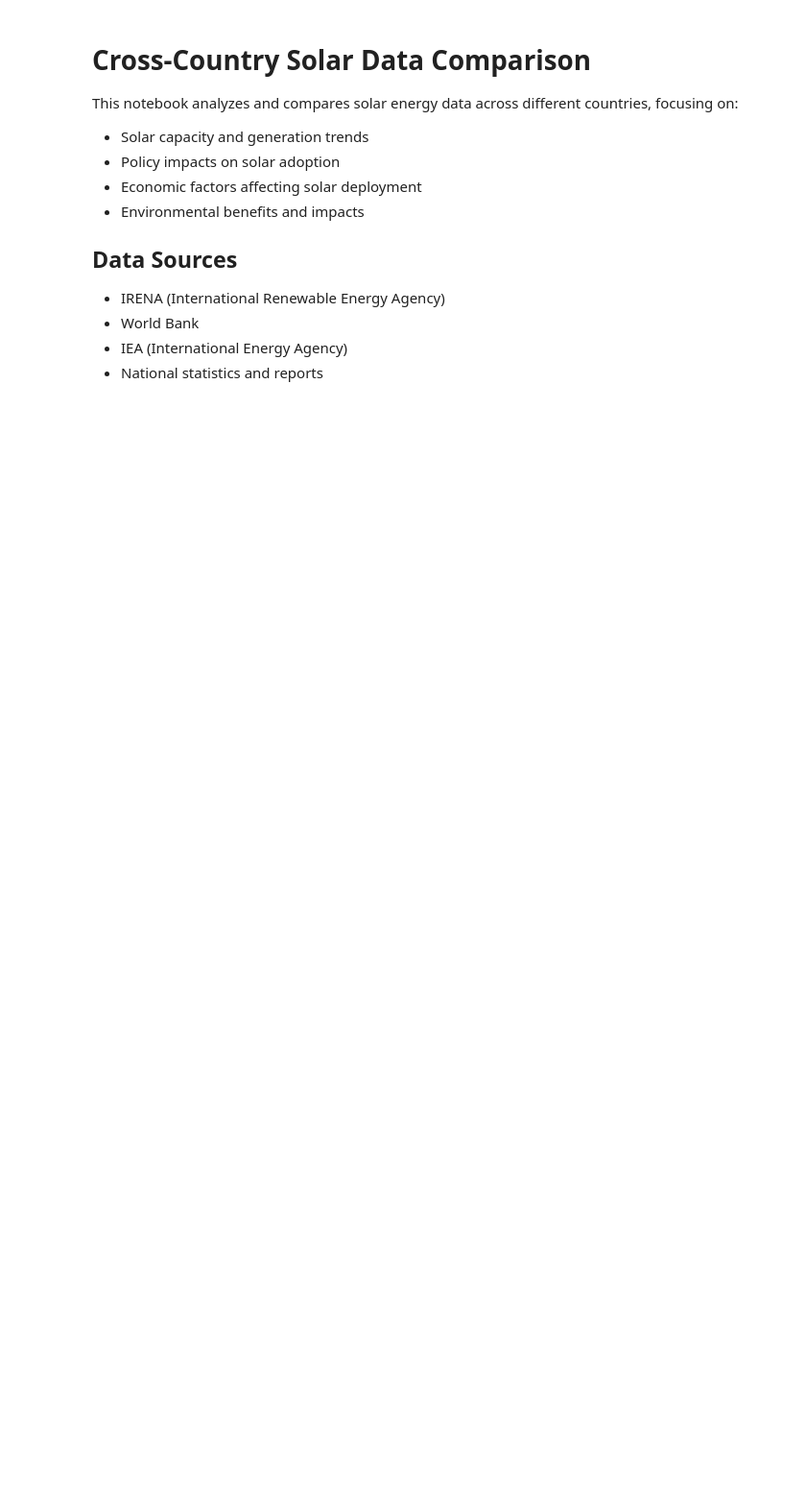
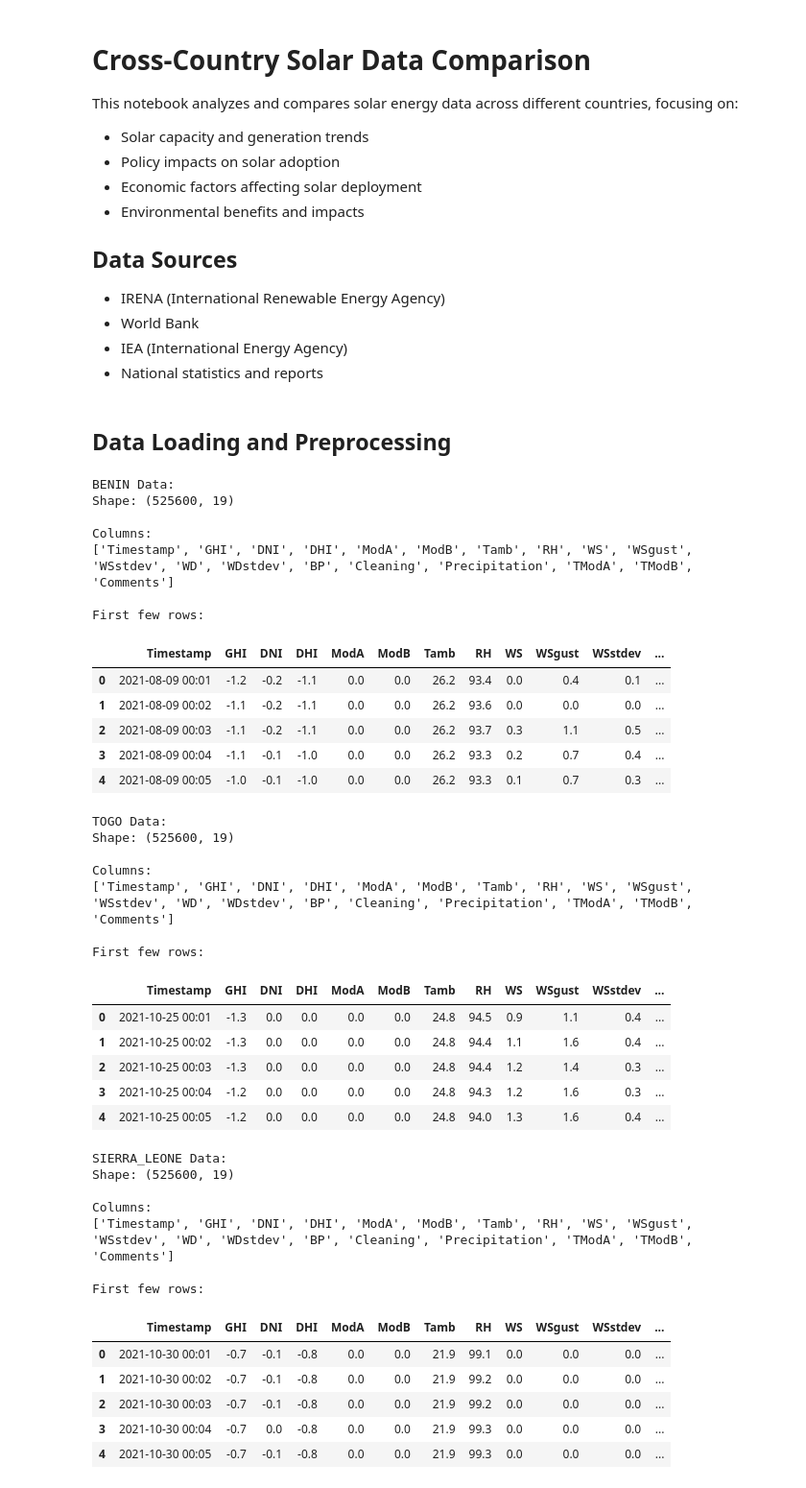
Before and after one commit to yathrib-04/solar-challenge-week1, a Jupyter notebook: notebooks/compare_countries.ipynb, the cells around one changed output. Shown at 96% size. Cells and saved outputs as stored; diff of their text form; code cells hidden in the pictures; blank space fills up the shorter version.

```diff
--- a/notebooks/compare_countries.ipynb
+++ b/notebooks/compare_countries.ipynb
@@ -27,3 +27,77 @@ sns.set_palette('husl')
 # Configure display options
 pd.set_option('display.max_columns', None)
 pd.set_option('display.max_rows', 100)
+# %% [markdown]
+## Data Loading and Preprocessing
+# %%
+# Define data paths
+DATA_DIR = Path('..')
+
+# Load datasets
+def load_data():
+    """Load and preprocess all required datasets"""
+    # Load data from CSV files
+    benin_data = pd.read_csv(DATA_DIR / 'benin-malanville.csv')
+    togo_data = pd.read_csv(DATA_DIR / 'togo-dapaong_qc.csv')
+    sierra_leone_data = pd.read_csv(DATA_DIR / 'sierraleone-bumbuna.csv')
+
+    # Create a dictionary to store all datasets
+    data = {
+        'benin': benin_data,
+        'togo': togo_data,
+        'sierra_leone': sierra_leone_data
+    }
+
+    return data
+
+# Load the data
+data = load_data()
+
+# Display basic information about each dataset
+for country, df in data.items():
+    print(f"\n{country.upper()} Data:")
+    print(f"Shape: {df.shape}")
+    print("\nColumns:")
+    print(df.columns.tolist())
+    print("\nFirst few rows:")
+    display(df.head())
+# %% [output]
+BENIN Data:
+Shape: (525600, 19)
+
+Columns:
+['Timestamp', 'GHI', 'DNI', 'DHI', 'ModA', 'ModB', 'Tamb', 'RH', 'WS', 'WSgust', 'WSstdev', 'WD', 'WDstdev', 'BP', 'Cleaning', 'Precipitation', 'TModA', 'TModB', 'Comments']
+
+First few rows:
+|  | Timestamp | GHI | DNI | DHI | ModA | ModB | Tamb | RH | WS | WSgust | WSstdev | ... |
+| 0 | 2021-08-09 00:01 | -1.2 | -0.2 | -1.1 | 0.0 | 0.0 | 26.2 | 93.4 | 0.0 | 0.4 | 0.1 | ... |
+| 1 | 2021-08-09 00:02 | -1.1 | -0.2 | -1.1 | 0.0 | 0.0 | 26.2 | 93.6 | 0.0 | 0.0 | 0.0 | ... |
+| 2 | 2021-08-09 00:03 | -1.1 | -0.2 | -1.1 | 0.0 | 0.0 | 26.2 | 93.7 | 0.3 | 1.1 | 0.5 | ... |
+| 3 | 2021-08-09 00:04 | -1.1 | -0.1 | -1.0 | 0.0 | 0.0 | 26.2 | 93.3 | 0.2 | 0.7 | 0.4 | ... |
+| 4 | 2021-08-09 00:05 | -1.0 | -0.1 | -1.0 | 0.0 | 0.0 | 26.2 | 93.3 | 0.1 | 0.7 | 0.3 | ... |
+TOGO Data:
+Shape: (525600, 19)
+
+Columns:
+['Timestamp', 'GHI', 'DNI', 'DHI', 'ModA', 'ModB', 'Tamb', 'RH', 'WS', 'WSgust', 'WSstdev', 'WD', 'WDstdev', 'BP', 'Cleaning', 'Precipitation', 'TModA', 'TModB', 'Comments']
+
+First few rows:
+|  | Timestamp | GHI | DNI | DHI | ModA | ModB | Tamb | RH | WS | WSgust | WSstdev | ... |
+| 0 | 2021-10-25 00:01 | -1.3 | 0.0 | 0.0 | 0.0 | 0.0 | 24.8 | 94.5 | 0.9 | 1.1 | 0.4 | ... |
+| 1 | 2021-10-25 00:02 | -1.3 | 0.0 | 0.0 | 0.0 | 0.0 | 24.8 | 94.4 | 1.1 | 1.6 | 0.4 | ... |
+| 2 | 2021-10-25 00:03 | -1.3 | 0.0 | 0.0 | 0.0 | 0.0 | 24.8 | 94.4 | 1.2 | 1.4 | 0.3 | ... |
+| 3 | 2021-10-25 00:04 | -1.2 | 0.0 | 0.0 | 0.0 | 0.0 | 24.8 | 94.3 | 1.2 | 1.6 | 0.3 | ... |
+| 4 | 2021-10-25 00:05 | -1.2 | 0.0 | 0.0 | 0.0 | 0.0 | 24.8 | 94.0 | 1.3 | 1.6 | 0.4 | ... |
+SIERRA_LEONE Data:
+Shape: (525600, 19)
+
+Columns:
+['Timestamp', 'GHI', 'DNI', 'DHI', 'ModA', 'ModB', 'Tamb', 'RH', 'WS', 'WSgust', 'WSstdev', 'WD', 'WDstdev', 'BP', 'Cleaning', 'Precipitation', 'TModA', 'TModB', 'Comments']
+
+First few rows:
+|  | Timestamp | GHI | DNI | DHI | ModA | ModB | Tamb | RH | WS | WSgust | WSstdev | ... |
+| 0 | 2021-10-30 00:01 | -0.7 | -0.1 | -0.8 | 0.0 | 0.0 | 21.9 | 99.1 | 0.0 | 0.0 | 0.0 | ... |
+| 1 | 2021-10-30 00:02 | -0.7 | -0.1 | -0.8 | 0.0 | 0.0 | 21.9 | 99.2 | 0.0 | 0.0 | 0.0 | ... |
+| 2 | 2021-10-30 00:03 | -0.7 | -0.1 | -0.8 | 0.0 | 0.0 | 21.9 | 99.2 | 0.0 | 0.0 | 0.0 | ... |
+| 3 | 2021-10-30 00:04 | -0.7 | 0.0 | -0.8 | 0.0 | 0.0 | 21.9 | 99.3 | 0.0 | 0.0 | 0.0 | ... |
+| 4 | 2021-10-30 00:05 | -0.7 | -0.1 | -0.8 | 0.0 | 0.0 | 21.9 | 99.3 | 0.0 | 0.0 | 0.0 | ... |
```
Also changed, not shown: parts of 13 cells of this notebook.
